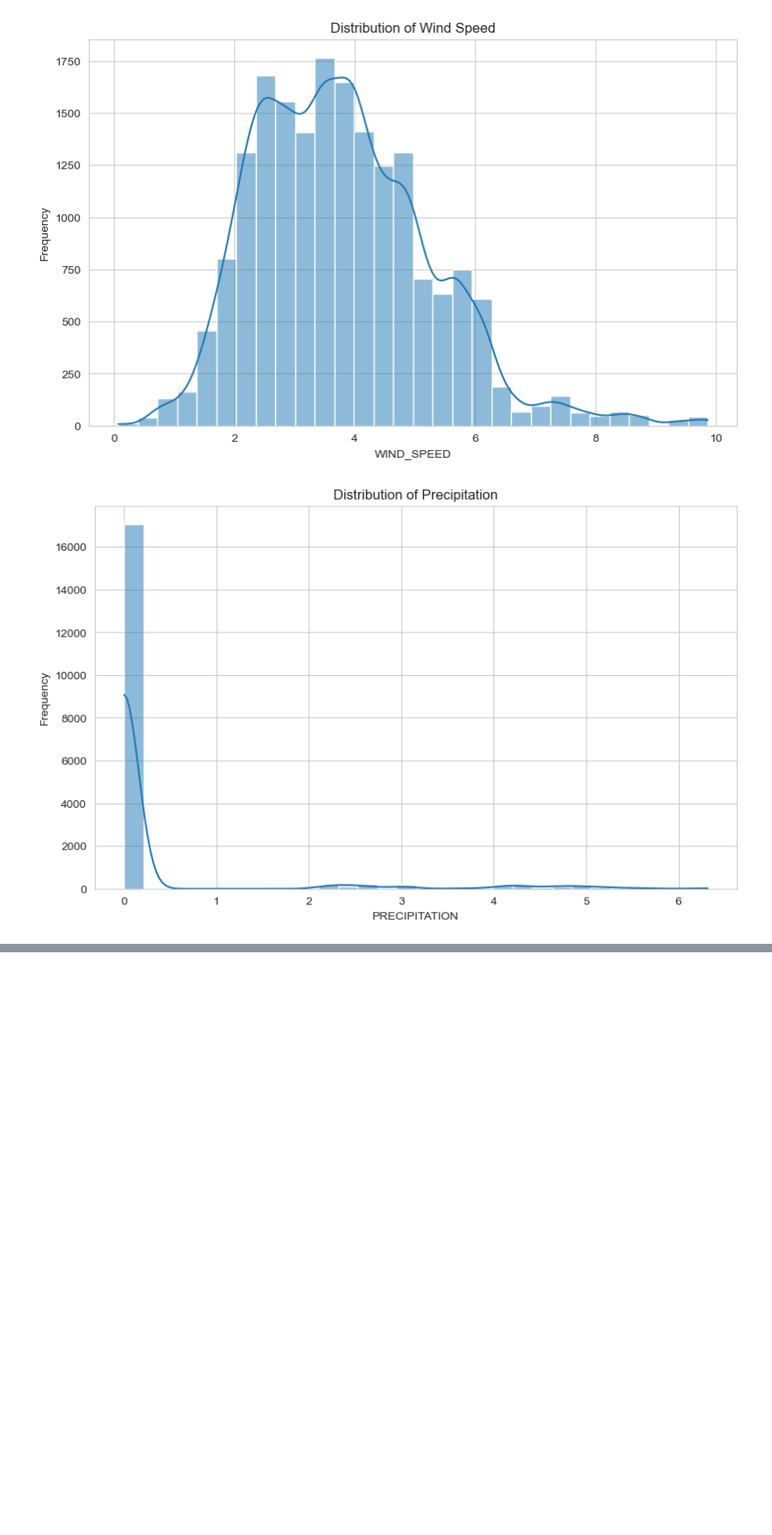
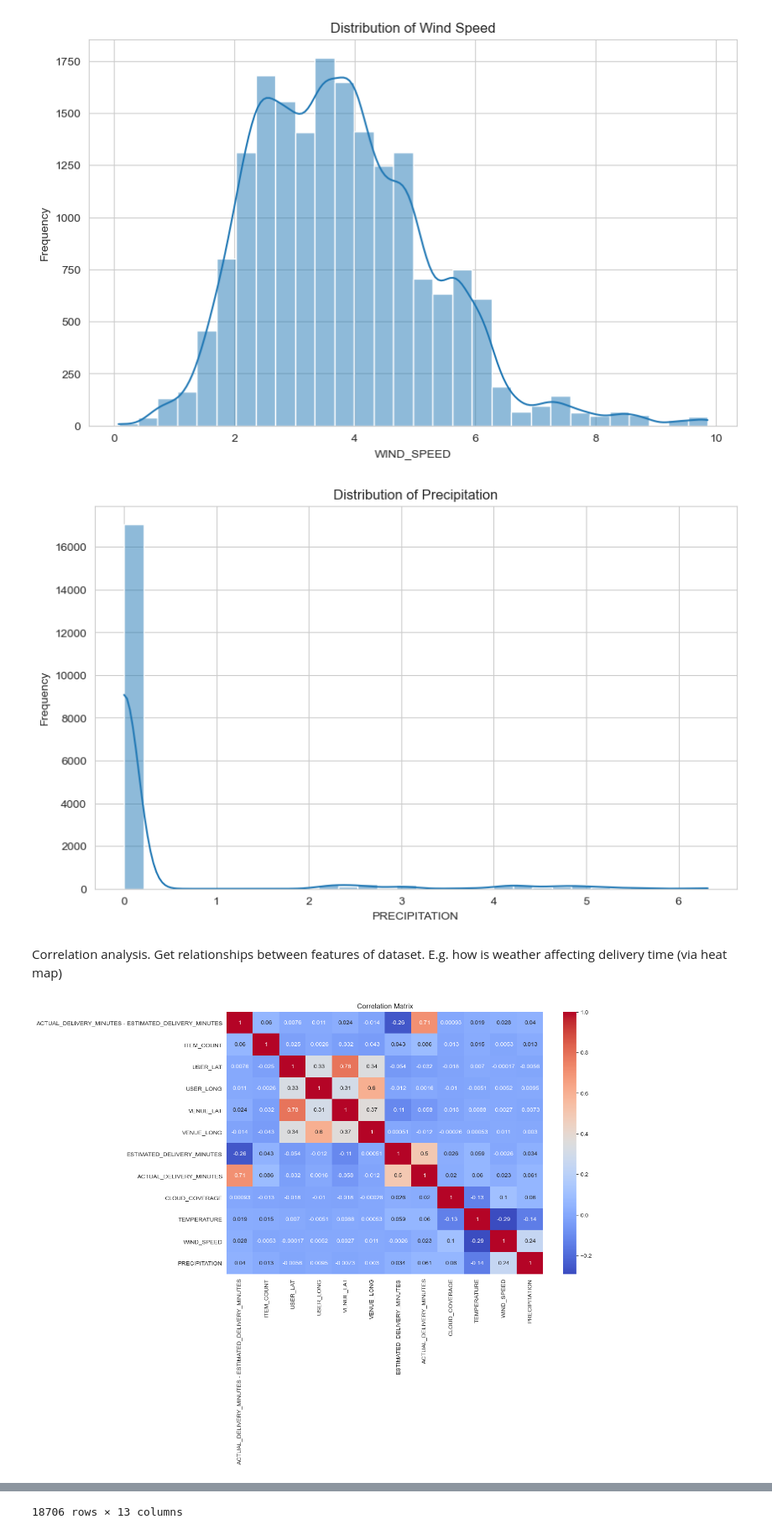
Before and after one commit to kyriakossk2000/order_analysis, a Jupyter notebook: Data/data_analysis.ipynb, the cells around one changed output, grey strips where cells are left out. Shown at 84% size. Saved outputs shown, nothing was run; the diff lists cells and outputs as text; code cells hidden in the pictures; blank space fills up the shorter version.

```diff
--- a/Data/data_analysis.ipynb
+++ b/Data/data_analysis.ipynb
@@ -92,3 +88,16 @@ plot_histogram(data, 'PRECIPITATION', 'Distribution of Precipitation')
 [figure]
 [figure]
 [figure]
+# %% [markdown]
+Correlation analysis. Get relationships between features of dataset. E.g. how is weather affecting delivery time (via heat map)
+# %%
+correlation_matrix = data.corr(method='pearson') # using pearson (standard correlation coefficient) method for calculating correlation matrix
+
+# heatmap to visualize correlation matrix
+plt.figure(figsize=(12, 8))
+sns.heatmap(correlation_matrix, annot=True, cmap='coolwarm')
+plt.title('Correlation Matrix')
+plt.show()
+data
+# %% [output]
+[figure, added]
@@ -94,0 +116 @@ plot_histogram(data, 'PRECIPITATION', 'Distribution of Precipitation')
+18706 rows × 13 columns
```
Also changed, not shown: parts of 14 cells of this notebook, 2 other files.
